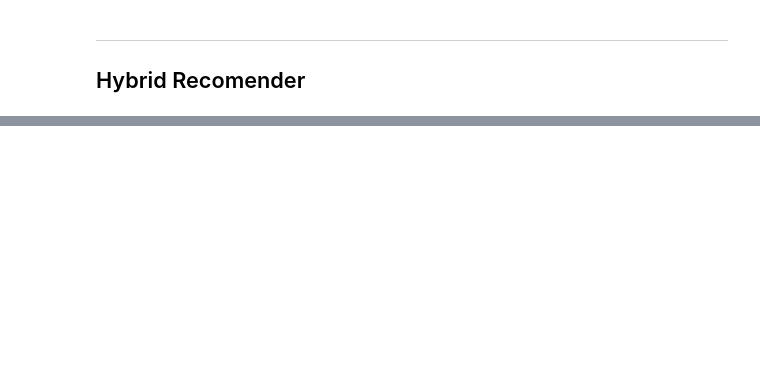
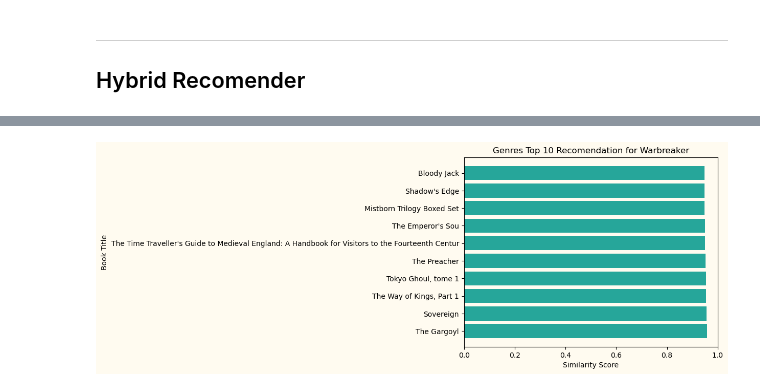
Before and after one commit to CamelSal/BookRecommender, a Jupyter notebook: 3.Hybrid_Recomender.ipynb, the cells around one changed output, grey strips where cells are left out. Cells and saved outputs as stored; diff of their text form; code cells hidden in the pictures; blank space fills up the shorter version.

```diff
--- a/3.Hybrid_Recomender.ipynb
+++ b/3.Hybrid_Recomender.ipynb
@@ -543,0 +561,16 @@ hybrid_recomender("Caliban's War (The Expanse, #2)", False)
+# %%
+cont_gen =  recomender("Warbreaker (Warbreaker, #1)", coll_similarities, book_simind)
+
+plt.figure(facecolor='#fffbf0')
+ax = plt.axes()
+ax.set_facecolor("#fffbf0")
+plt.barh(cont_gen['title'],cont_gen['Similarities'],color = '#26a69a')
+plt.yticks(cont_gen['title'],[re.sub("[\(\[].*?[\)\]]", "", x)[:-1] for x in cont_gen['title'].values])
+plt.xlim(0,1)
+plt.title('Genres Top 10 Recomendation for Warbreaker')
+plt.ylabel('Book Title')
+plt.xlabel('Similarity Score')
+plt.savefig('images/Gen_Recom.png')
+plt.show()
+# %% [output]
+[figure, added]
```
Also changed, not shown: parts of 8 cells of this notebook.
